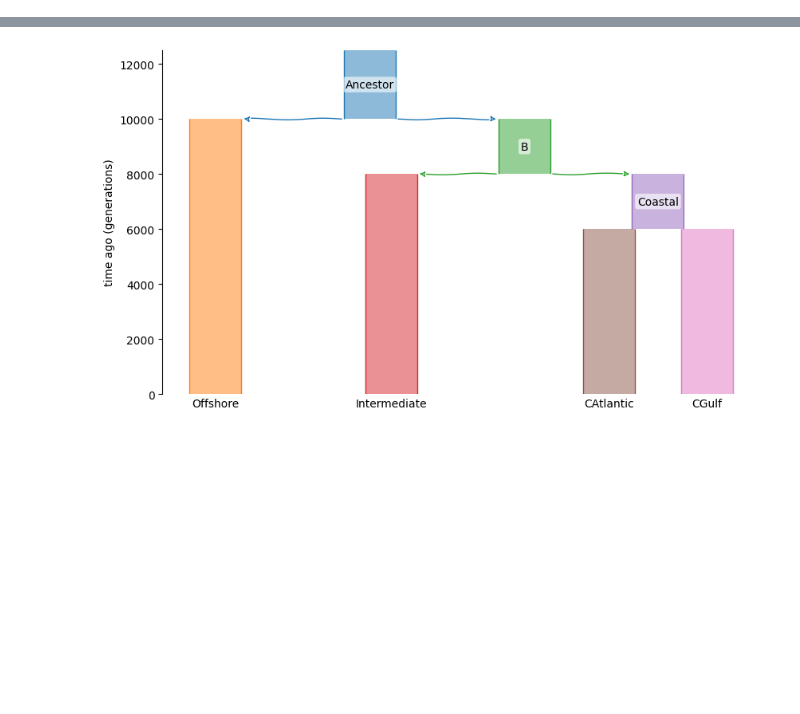
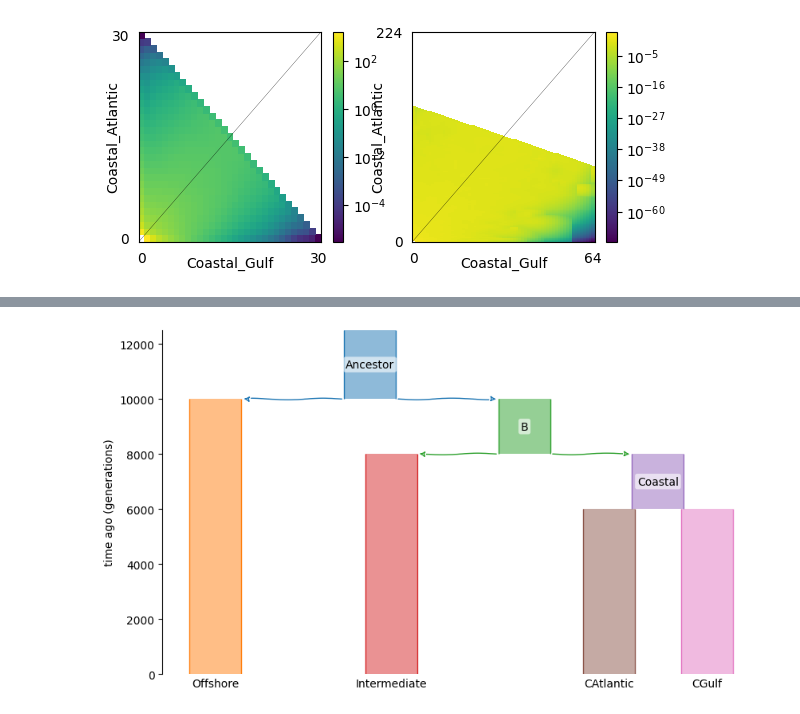
Before and after one commit to rsbrennan-NOAA/SEFSC-MMTD-Tursiops_RAD_popgen, a Jupyter notebook: scripts/demography/moments/moments_01.ipynb, the cells around one changed output, grey strips where cells are left out. Cells and saved outputs as stored; diff of their text form; code cells hidden in the pictures; blank space fills up the shorter version.

```diff
--- a/scripts/demography/moments/moments_01.ipynb
+++ b/scripts/demography/moments/moments_01.ipynb
@@ -99,0 +31,21 @@ data = fs.sample()
+# %%
+fs_CAtl_Off = moments.Spectrum.from_file("/home/rbrennan/Tursiops-RAD-popgen/analysis/moments/fourpop_sfs/dadi/Coastal_Atlantic-Coastal_Gulf.sfs")
+#fs_CAtl_Off = moments.Spectrum.from_file("/home/rbrennan/Tursiops-RAD-popgen/analysis/moments/fourpop_sfs/dadi/Coastal_Atlantic-Offshore.sfs")
+#fs_CAtl_Off = moments.Spectrum.from_file("/home/rbrennan/Tursiops-RAD-popgen/analysis/moments/fourpop_sfs/dadi/Coastal_Gulf-Intermediate.sfs")
+#fs_CAtl_Off = moments.Spectrum.from_file("/home/rbrennan/Tursiops-RAD-popgen/analysis/moments/fourpop_sfs/dadi/Coastal_Gulf-Offshore.sfs")
+#fs_CAtl_Off = moments.Spectrum.from_file("/home/rbrennan/Tursiops-RAD-popgen/analysis/moments/fourpop_sfs/dadi/Coastal_Atlantic-Offshore.sfs")
+
+fs_CAtl_Off
+fs_proj = fs_CAtl_Off.project([30,30])
+fig = plt.figure(1, figsize=(10,6))
+fig.clear()
+# Set the default colormap to viridis
+plt.rcParams['image.cmap'] = 'viridis'
+
+ax = fig.add_subplot(2,3,1)
+moments.Plotting.plot_single_2d_sfs(fs_proj, ax=ax, cmap='viridis')
+
+ax = fig.add_subplot(2,3,2)
+moments.Plotting.plot_single_2d_sfs(fs_CAtl_Off, ax=ax, cmap='viridis')
+# %% [output]
+[figure, added]
```
Also changed, not shown: parts of 15 cells of this notebook, 6 other files.
